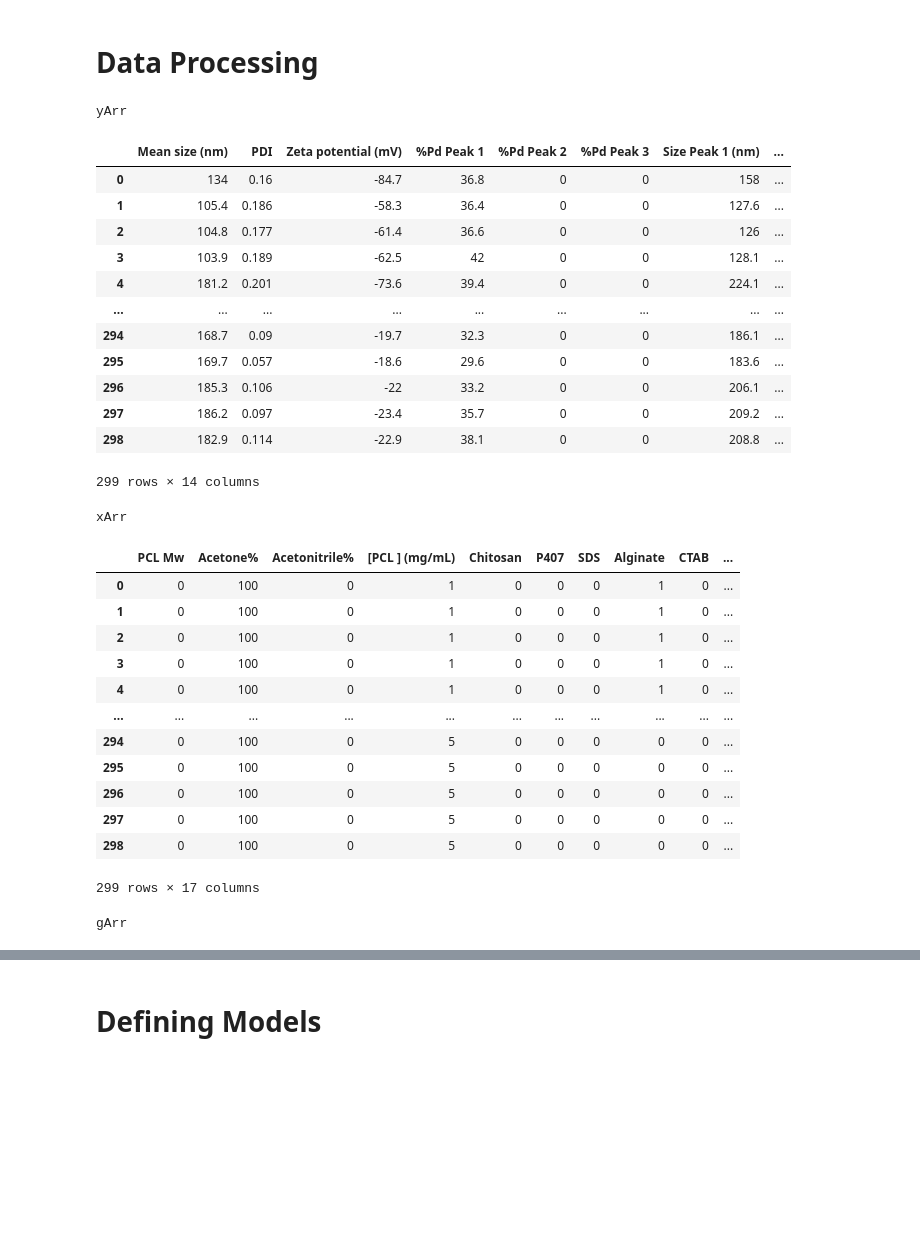
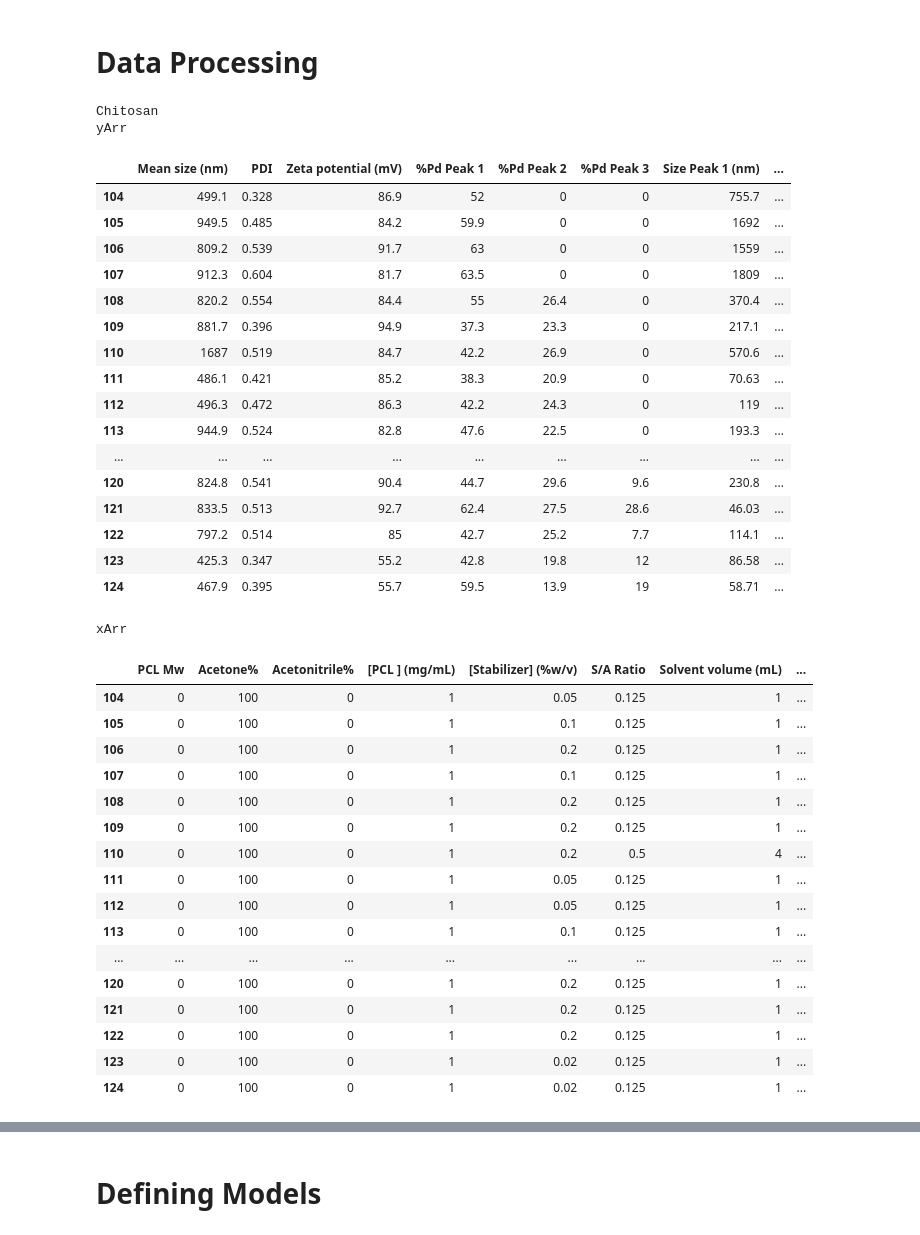
Before and after one commit to Norange01/ML_App_Repro, a Jupyter notebook: Nanoparticles/Repro_Preliminary_model_screening.ipynb, the cells around one changed output, grey strips where cells are left out. Saved outputs shown, nothing was run; the diff lists cells and outputs as text; code cells hidden in the pictures; blank space fills up the shorter version.

```diff
--- a/Nanoparticles/Repro_Preliminary_model_screening.ipynb
+++ b/Nanoparticles/Repro_Preliminary_model_screening.ipynb
@@ -335,62 +335,73 @@ df=pd.read_excel('/kaggle/input/np-data/NP_Dataset.xlsx')
 inputDf=df.iloc[1:300,1:27]
 titles=df.iloc[0,1:27]
 inputDf.columns=titles
 
 inputDf.index=range(0,len(inputDf.index)) # update row numbers
 
 inputDf.drop(['IID'],axis='columns', inplace=True) # IID (mm) column is representative of IID column
 inputDf['Aggregates presence ']=(inputDf["Aggregates presence "]=="YES").astype(int) # to remove strings in data
 inputDf['PCL Mw']=(inputDf["PCL Mw"]=="HIGH").astype(int) # to remove strings in data
 
-gArr=inputDf["Stabilizer"] # in case we do GroupKFold, gArr can be our groups
 
-stabilizers = set(inputDf['Stabilizer']) # get list of stabilizers used
-
+stabilizers = list(set(inputDf['Stabilizer'])) # get list of stabilizers used
+'''
 # make a separate binary-type column for each unique entry in Stabilizer column
 for s in stabilizers:
     inputDf.insert (5, s, (inputDf["Stabilizer"]==s).astype(int))
+'''
+# choose rows for one stabilizer
+chosenS=stabilizers[0]
+print(chosenS)
+inputDf=inputDf.loc[inputDf['Stabilizer']==chosenS]
 
 # remove Stabilizer column (all its data are now in the new columns)
 inputDf.drop(['Stabilizer'],axis='columns', inplace=True)
+
 
 #display(inputDf)
 #inputDf.to_excel("inputDf.xlsx")
 
 yArr=inputDf[['Mean size (nm)', 'PDI', 'Zeta potential (mV)', '%Pd Peak 1', '%Pd Peak 2', '%Pd Peak 3', 'Size Peak 1 (nm)', 'Size Peak 2 (nm)', 'Size Peak 3 (nm)', '%Peak 1', '%Peak2', '%Peak3', 'N° Peaks', 'Aggregates presence ']]
-xArr=inputDf.iloc[:,0:17]
+xArr=inputDf.iloc[:,0:10]
 print("yArr")
 display(yArr)
 print("xArr")
 display(xArr)
-print("gArr")
-display(gArr)
 # %% [output]
+Chitosan
 yArr
 |  | Mean size (nm) | PDI | Zeta potential (mV) | %Pd Peak 1 | %Pd Peak 2 | %Pd Peak 3 | Size Peak 1 (nm) | ... |
-| 0 | 134 | 0.16 | -84.7 | 36.8 | 0 | 0 | 158 | ... |
-| 1 | 105.4 | 0.186 | -58.3 | 36.4 | 0 | 0 | 127.6 | ... |
-| 2 | 104.8 | 0.177 | -61.4 | 36.6 | 0 | 0 | 126 | ... |
-| 3 | 103.9 | 0.189 | -62.5 | 42 | 0 | 0 | 128.1 | ... |
-| 4 | 181.2 | 0.201 | -73.6 | 39.4 | 0 | 0 | 224.1 | ... |
+| 104 | 499.1 | 0.328 | 86.9 | 52 | 0 | 0 | 755.7 | ... |
+| 105 | 949.5 | 0.485 | 84.2 | 59.9 | 0 | 0 | 1692 | ... |
+| 106 | 809.2 | 0.539 | 91.7 | 63 | 0 | 0 | 1559 | ... |
+| 107 | 912.3 | 0.604 | 81.7 | 63.5 | 0 | 0 | 1809 | ... |
+| 108 | 820.2 | 0.554 | 84.4 | 55 | 26.4 | 0 | 370.4 | ... |
+| 109 | 881.7 | 0.396 | 94.9 | 37.3 | 23.3 | 0 | 217.1 | ... |
+| 110 | 1687 | 0.519 | 84.7 | 42.2 | 26.9 | 0 | 570.6 | ... |
+| 111 | 486.1 | 0.421 | 85.2 | 38.3 | 20.9 | 0 | 70.63 | ... |
+| 112 | 496.3 | 0.472 | 86.3 | 42.2 | 24.3 | 0 | 119 | ... |
+| 113 | 944.9 | 0.524 | 82.8 | 47.6 | 22.5 | 0 | 193.3 | ... |
 | ... | ... | ... | ... | ... | ... | ... | ... | ... |
-| 294 | 168.7 | 0.09 | -19.7 | 32.3 | 0 | 0 | 186.1 | ... |
-| 295 | 169.7 | 0.057 | -18.6 | 29.6 | 0 | 0 | 183.6 | ... |
-| 296 | 185.3 | 0.106 | -22 | 33.2 | 0 | 0 | 206.1 | ... |
-| 297 | 186.2 | 0.097 | -23.4 | 35.7 | 0 | 0 | 209.2 | ... |
-| 298 | 182.9 | 0.114 | -22.9 | 38.1 | 0 | 0 | 208.8 | ... |
+| 120 | 824.8 | 0.541 | 90.4 | 44.7 | 29.6 | 9.6 | 230.8 | ... |
+| 121 | 833.5 | 0.513 | 92.7 | 62.4 | 27.5 | 28.6 | 46.03 | ... |
+| 122 | 797.2 | 0.514 | 85 | 42.7 | 25.2 | 7.7 | 114.1 | ... |
+| 123 | 425.3 | 0.347 | 55.2 | 42.8 | 19.8 | 12 | 86.58 | ... |
+| 124 | 467.9 | 0.395 | 55.7 | 59.5 | 13.9 | 19 | 58.71 | ... |
-299 rows × 14 columns
+xArr
-xArr
-|  | PCL Mw | Acetone% | Acetonitrile% | [PCL ] (mg/mL) | Chitosan | P407 | SDS | Alginate | CTAB | ... |
-| 0 | 0 | 100 | 0 | 1 | 0 | 0 | 0 | 1 | 0 | ... |
-| 1 | 0 | 100 | 0 | 1 | 0 | 0 | 0 | 1 | 0 | ... |
-| 2 | 0 | 100 | 0 | 1 | 0 | 0 | 0 | 1 | 0 | ... |
-| 3 | 0 | 100 | 0 | 1 | 0 | 0 | 0 | 1 | 0 | ... |
-| 4 | 0 | 100 | 0 | 1 | 0 | 0 | 0 | 1 | 0 | ... |
-| ... | ... | ... | ... | ... | ... | ... | ... | ... | ... | ... |
-| 294 | 0 | 100 | 0 | 5 | 0 | 0 | 0 | 0 | 0 | ... |
-| 295 | 0 | 100 | 0 | 5 | 0 | 0 | 0 | 0 | 0 | ... |
-| 296 | 0 | 100 | 0 | 5 | 0 | 0 | 0 | 0 | 0 | ... |
-| 297 | 0 | 100 | 0 | 5 | 0 | 0 | 0 | 0 | 0 | ... |
-| 298 | 0 | 100 | 0 | 5 | 0 | 0 | 0 | 0 | 0 | ... |
+|  | PCL Mw | Acetone% | Acetonitrile% | [PCL ] (mg/mL) | [Stabilizer] (%w/v) | S/A Ratio | Solvent volume (mL) | ... |
+| 104 | 0 | 100 | 0 | 1 | 0.05 | 0.125 | 1 | ... |
+| 105 | 0 | 100 | 0 | 1 | 0.1 | 0.125 | 1 | ... |
+| 106 | 0 | 100 | 0 | 1 | 0.2 | 0.125 | 1 | ... |
+| 107 | 0 | 100 | 0 | 1 | 0.1 | 0.125 | 1 | ... |
+| 108 | 0 | 100 | 0 | 1 | 0.2 | 0.125 | 1 | ... |
+| 109 | 0 | 100 | 0 | 1 | 0.2 | 0.125 | 1 | ... |
+| 110 | 0 | 100 | 0 | 1 | 0.2 | 0.5 | 4 | ... |
+| 111 | 0 | 100 | 0 | 1 | 0.05 | 0.125 | 1 | ... |
+| 112 | 0 | 100 | 0 | 1 | 0.05 | 0.125 | 1 | ... |
+| 113 | 0 | 100 | 0 | 1 | 0.1 | 0.125 | 1 | ... |
+| ... | ... | ... | ... | ... | ... | ... | ... | ... |
+| 120 | 0 | 100 | 0 | 1 | 0.2 | 0.125 | 1 | ... |
+| 121 | 0 | 100 | 0 | 1 | 0.2 | 0.125 | 1 | ... |
+| 122 | 0 | 100 | 0 | 1 | 0.2 | 0.125 | 1 | ... |
+| 123 | 0 | 100 | 0 | 1 | 0.02 | 0.125 | 1 | ... |
+| 124 | 0 | 100 | 0 | 1 | 0.02 | 0.125 | 1 | ... |
-299 rows × 17 columns
-gArr
```
Also changed, not shown: parts of 3 cells of this notebook.
